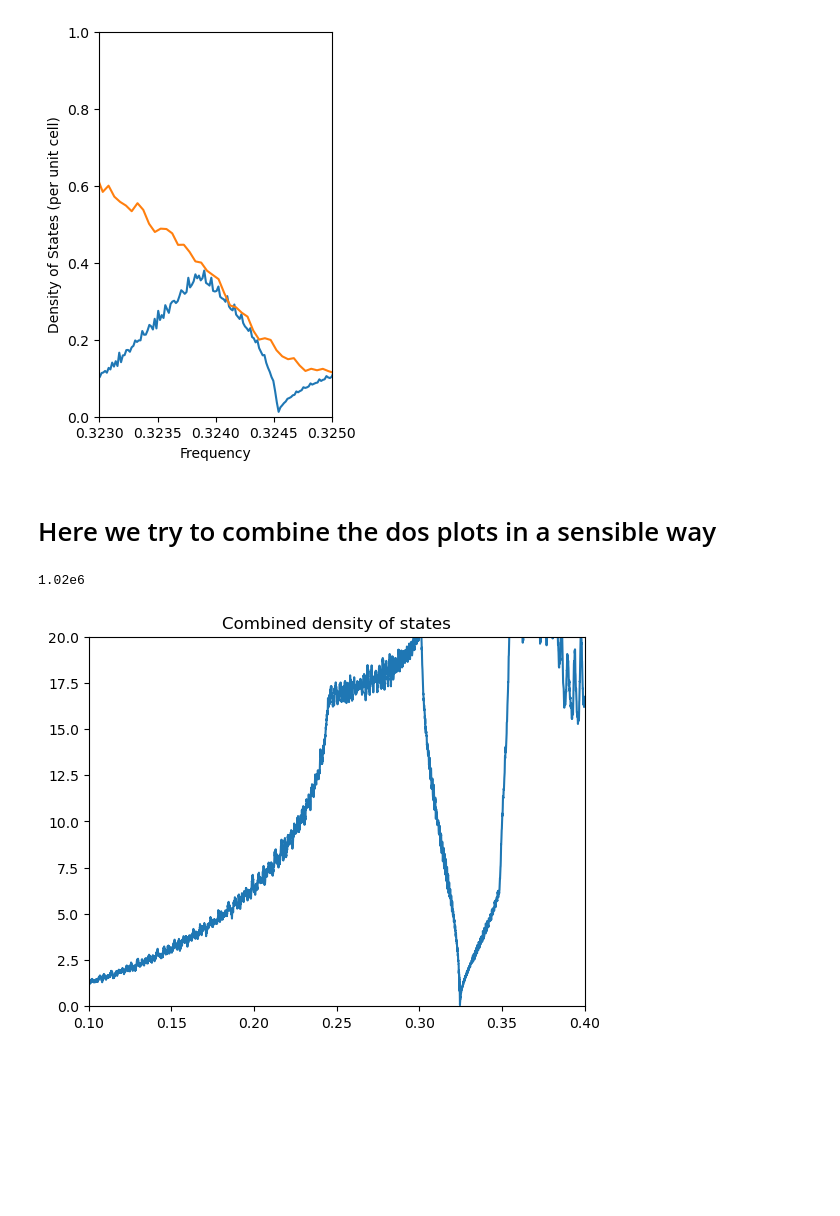
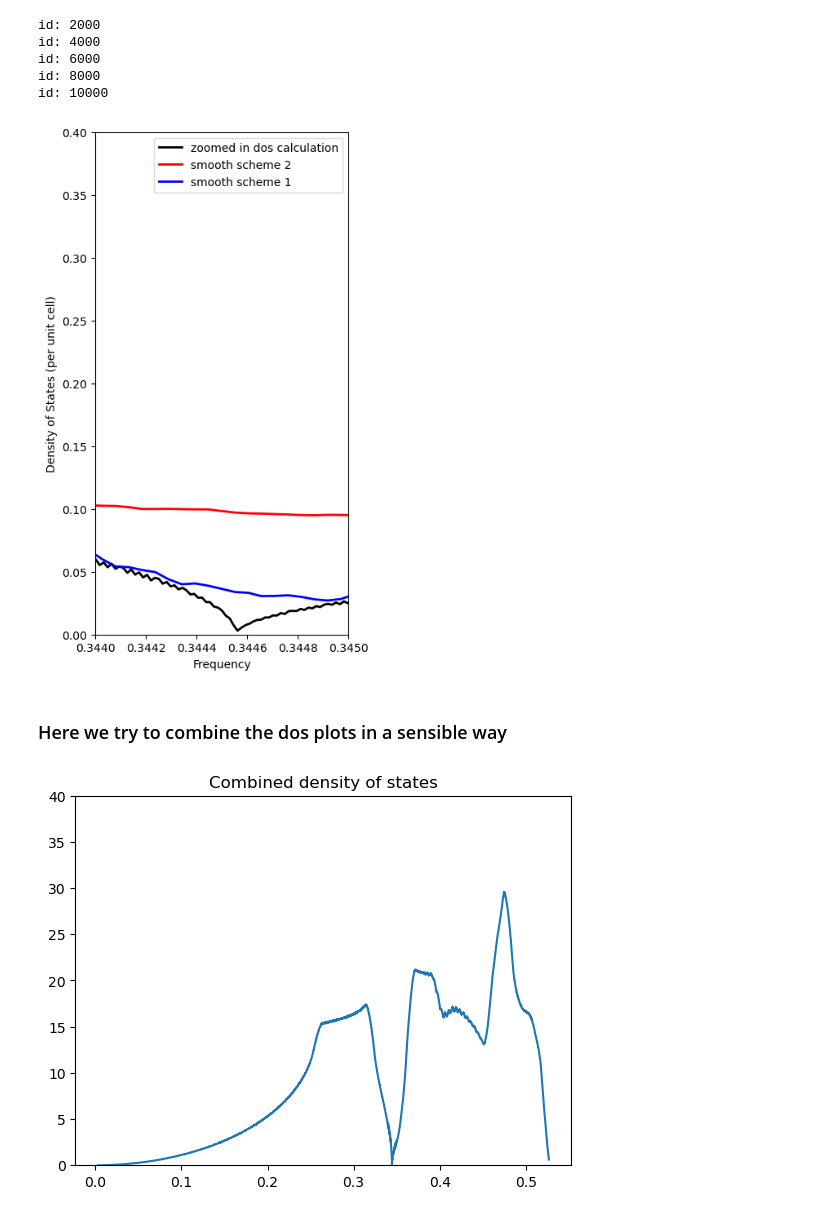
Before and after one commit to AliGhorashiCMT/localized_defects_in_3d, a Jupyter notebook: fig_dos/Analyze.ipynb, the cells around one changed output. Cells and saved outputs as stored; diff of their text form; code cells hidden in the pictures; blank space fills up the shorter version.

```diff
--- a/fig_dos/Analyze.ipynb
+++ b/fig_dos/Analyze.ipynb
@@ -16 +62,7 @@ logsv = loaded_logs["logsv"];
+# %%
+dos, energies = np.histogram(dispersionv, bins=10000)
+window_size = 20
+dos_smoothed_1 = np.convolve(dos, np.ones(window_size)/window_size, mode="same"); # Moving average over a length given by window_size. We try two different window sizes.
+window_size = 200
+dos_smoothed_2 = np.convolve(dos, np.ones(window_size)/window_size, mode="same");
 # %%
@@ -72 +72,25 @@ id: 10000
+# %%
+dispersionv_zoom = Float64[]
+dispersionv_band2_zoom = Float64[]
+kxv_zoom = Float64[]
+kyv_zoom = Float64[]
+kzv_zoom = Float64[]
+
+for (id, log) in enumerate(logsv_zoom)
+    (id % 2000) == 0 && (println("id: $id"); flush(stdout))
+    dispersion_str = logs_to_dispersion(log, "");
+    dispersion = readdlm(IOBuffer(dispersion_str), ',')[:, 6:end]
+    push!(dispersionv_zoom, vec(dispersion)...)
+    kpts = readdlm(IOBuffer(dispersion_str), ',')[:, 2:4];
+    push!(kxv_zoom, kpts[:, 1]...)
+    push!(kyv_zoom, kpts[:, 2]...)
+    push!(kzv_zoom, kpts[:, 3]...)
+    push!(dispersionv_band2_zoom, dispersion[:, 2]...)
+end
+# %% [output]
+id: 2000
+id: 4000
+id: 6000
+id: 8000
+id: 10000
 # %%
@@ -82,22 +98,23 @@ dos_smoothed = np.convolve(dos, np.ones(window_size)/window_size, mode="same");
 # %%
-figure(figsize=(3, 5))
-zoom_factor = 10^3
-plot(energies_zoom[1:end-1], dos_zoom/length(dispersionv_zoom)/diff(energies_zoom)[1]/zoom_factor)
-plot(energies[1:end-1], dos_smoothed/length(dispersionv)/diff(energies)[1])
-
-#ylim
-ylim(0, 1)
-xlim(0.323, 0.325)
+figure(figsize=(4, 8))
+linewidth=2
+num_bands = 5
+zoom_factor = 10^3 # The zoomed in plots are over a region that is 1/1000'th of the volume of the whole Brillouin zone, so we must account for this.
+plot(energies_zoom[1:end-1], dos_zoom/length(dispersionv_zoom)/diff(energies_zoom)[1]/zoom_factor/num_bands, label="zoomed in dos calculation", color="black", linewidth=linewidth)
+plot(energies[1:end-1], dos_smoothed_2/length(dispersionv)/diff(energies)[1]/num_bands, label="smooth scheme 2", color="red", linewidth=linewidth) # units of per unit cell per frequency
+plot(energies[1:end-1], dos_smoothed_1/length(dispersionv)/diff(energies)[1]/num_bands, label="smooth scheme 1", color="blue", linewidth=linewidth)
+legend();
+ylim(0, 2/5)
+xlim(0.344, 0.345)
 xlabel("Frequency")
 ylabel("Density of States (per unit cell)");
 # %% [output]
-[figure, old version]
+[figure, new version]
 # %% [markdown]
-# Here we try to combine the dos plots in a sensible way
+### Here we try to combine the dos plots in a sensible way
 # %%
-length(dispersionv)/5
+# Scheme: First combine the moving averaged coarse bzone samplings. If away from the degeneracy, use a large window and if near the degeneracy use a small window.
+dos_smoothed = [0.34 < energies[n] < 0.35 ? dos_smoothed_1[n] : dos_smoothed_2[n] for n in 1:length(energies)-1] ;
-# %% [output]
-1.02e6
 # %%
 nk = length(dispersionv)/5 # number of k points is length of dispersion divided by the number of bands
 nk_zoom = length(dispersionv)/5
@@ -111,11 +128,8 @@ normalized_dos_zoom = dos_zoom/nk_zoom/diff(energies_zoom)[1]/zoom_factor;
 combined_energies = [energies[away_from_degeneracy_idxs_1]..., energies_zoom[near_degeneracy_idxs]..., energies[away_from_degeneracy_idxs_2]...];
 combined_dos = [normalized_dos[away_from_degeneracy_idxs_1]..., normalized_dos_zoom[near_degeneracy_idxs]..., normalized_dos[away_from_degeneracy_idxs_2]...];
 # %%
-#scatter(energies_zoom[1:end-1][near_degeneracy_idxs], (dos_zoom/length(dispersionv_zoom)/diff(energies_zoom)[1]/zoom_factor)[near_degeneracy_idxs], s=1)
-#scatter(energies[1:end-1][away_from_degeneracy_idxs], (dos_smoothed/length(dispersionv)/diff(energies)[1])[away_from_degeneracy_idxs], s=1)
 plot(combined_energies, combined_dos)
-ylim(0, 20)
-xlim(0.1, 0.4)
+ylim(0, 40)
 title("Combined density of states");
 # %% [output]
-[figure, old version]
+[figure, new version]
```
Also changed, not shown: parts of 14 cells of this notebook.
